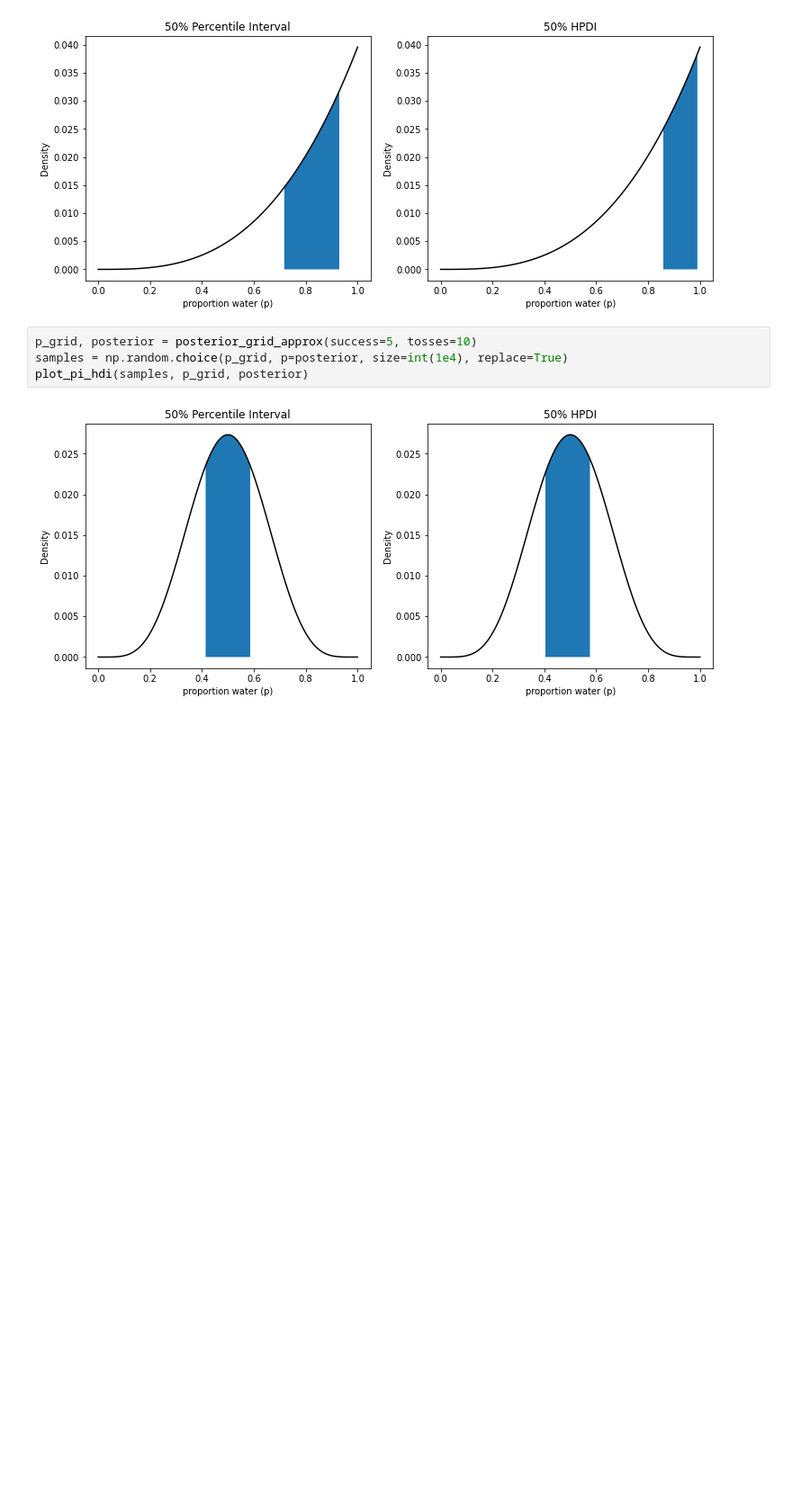
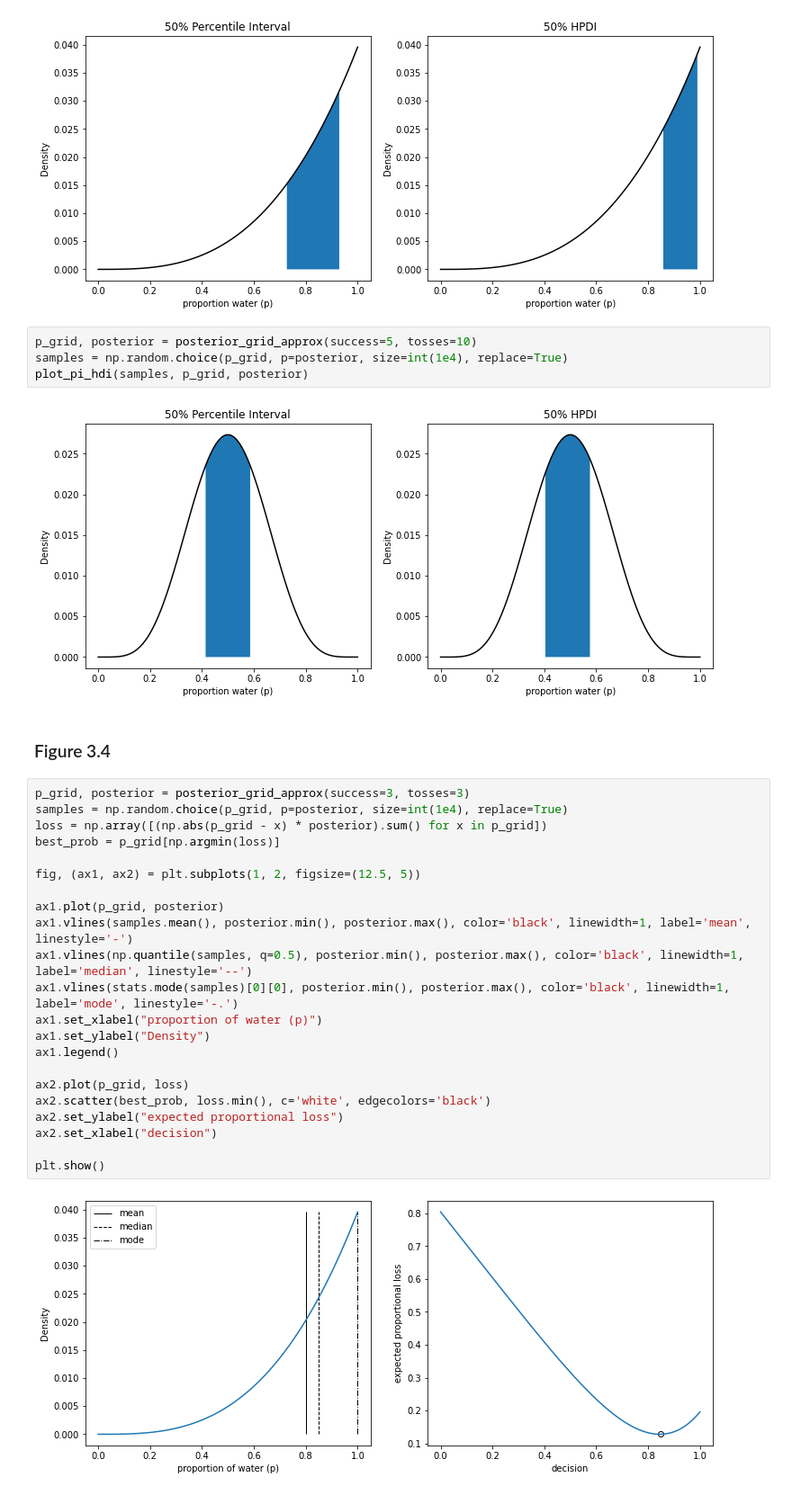
Before and after one commit to Giuco/statistical-rethinking, a Jupyter notebook: notebooks/Ch3.ipynb, the cells around one changed output. Shown: that part at 90% size. Drawn from its saved outputs; the diff is of its cells as text; blank space fills up the shorter version.

```diff
--- a/notebooks/Ch3.ipynb
+++ b/notebooks/Ch3.ipynb
@@ -186,3 +306,29 @@ samples = np.random.choice(p_grid, p=posterior, size=int(1e4), replace=True)
 plot_pi_hdi(samples, p_grid, posterior)
 # %% [output]
 [figure]
+# %% [markdown]
+### Figure 3.4
+# %%
+p_grid, posterior = posterior_grid_approx(success=3, tosses=3)
+samples = np.random.choice(p_grid, p=posterior, size=int(1e4), replace=True)
+loss = np.array([(np.abs(p_grid - x) * posterior).sum() for x in p_grid])
+best_prob = p_grid[np.argmin(loss)]
+
+fig, (ax1, ax2) = plt.subplots(1, 2, figsize=(12.5, 5))
+
+ax1.plot(p_grid, posterior)
+ax1.vlines(samples.mean(), posterior.min(), posterior.max(), color='black', linewidth=1, label='mean', linestyle='-')
+ax1.vlines(np.quantile(samples, q=0.5), posterior.min(), posterior.max(), color='black', linewidth=1, label='median', linestyle='--')
+ax1.vlines(stats.mode(samples)[0][0], posterior.min(), posterior.max(), color='black', linewidth=1, label='mode', linestyle='-.')
+ax1.set_xlabel("proportion of water (p)")
+ax1.set_ylabel("Density")
+ax1.legend()
+
+ax2.plot(p_grid, loss)
+ax2.scatter(best_prob, loss.min(), c='white', edgecolors='black')
+ax2.set_ylabel("expected proportional loss")
+ax2.set_xlabel("decision")
+
+plt.show()
+# %% [output]
+[figure, added]
```
Also changed, not shown: parts of 31 cells of this notebook.
